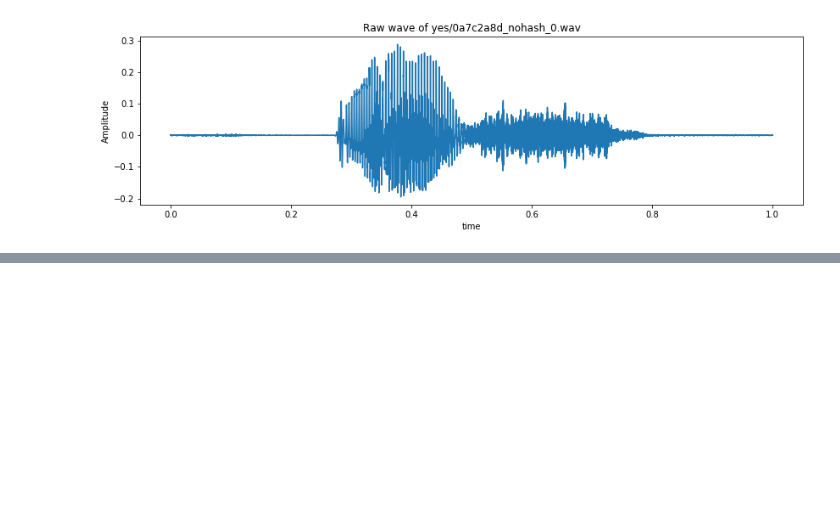
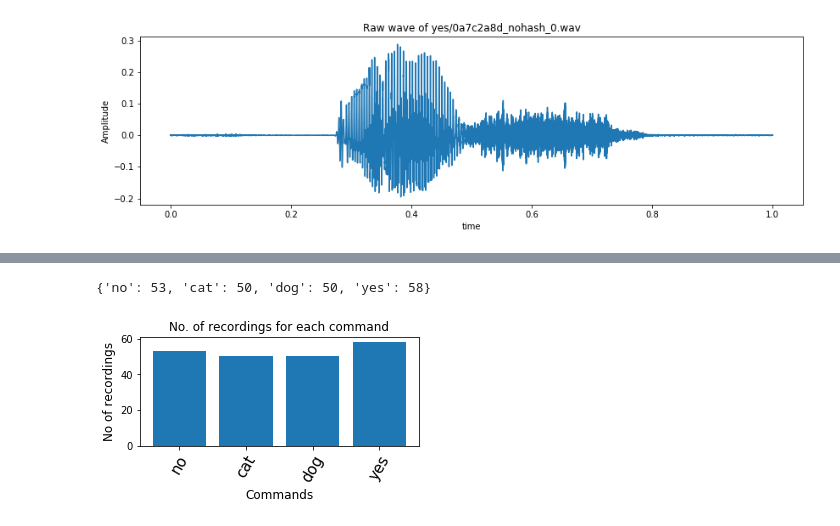
Before and after one commit to jana-jovicic/Speech-to-Text, a Jupyter notebook: speech_to_text.ipynb, the cells around one changed output, grey strips where cells are left out. Drawn from its saved outputs; the diff is of its cells as text; code cells hidden in the pictures; blank space fills up the shorter version.

```diff
--- a/speech_to_text.ipynb
+++ b/speech_to_text.ipynb
@@ -46,0 +80,18 @@ ax1.plot(np.linspace(0, sample_rate/len(samples), sample_rate), samples)
+# %%
+test_num_of_recordings_per_label = {}
+for label in labels:
+    test_num_of_recordings_per_label[label] = len([f for f in os.listdir(test_path + os.path.sep + label)])
+print(test_num_of_recordings_per_label)
+
+#plot
+plt.figure(figsize=(5,2))
+index = np.arange(len(labels))
+plt.bar(index, test_num_of_recordings_per_label.values())
+plt.xlabel('Commands', fontsize=12)
+plt.ylabel('No of recordings', fontsize=12)
+plt.xticks(index, labels, fontsize=15, rotation=60)
+plt.title('No. of recordings for each command')
+plt.show()
+# %% [output]
+{'no': 53, 'cat': 50, 'dog': 50, 'yes': 58}
+[figure, added]
```
Also changed, not shown: parts of 9 cells of this notebook.
